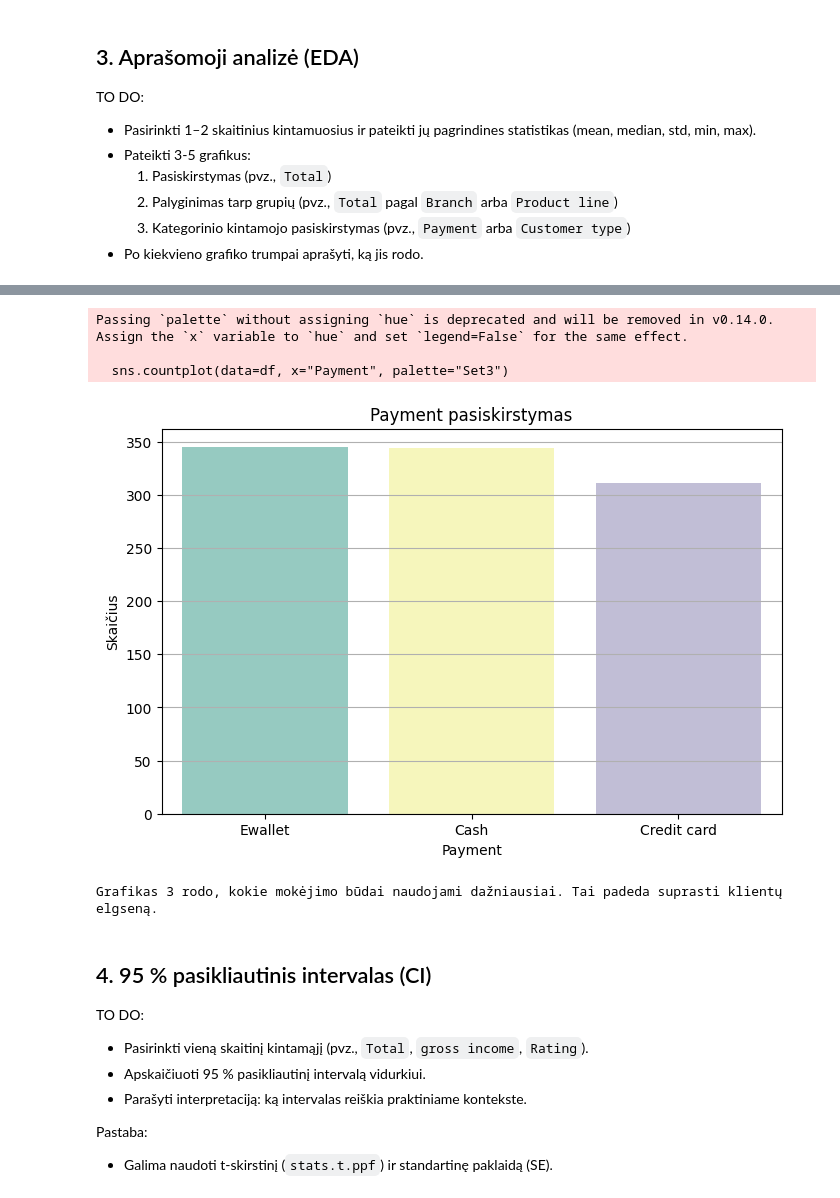
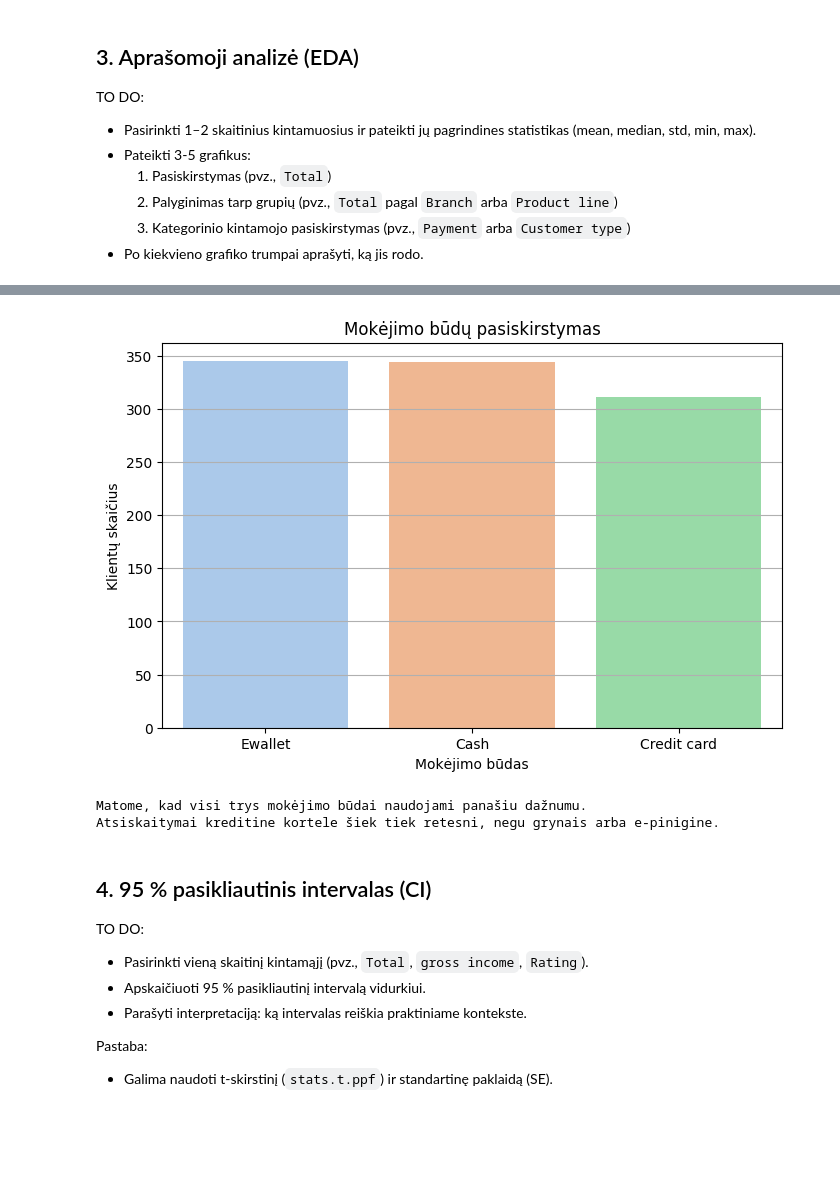
Before and after one commit to MigleSdc/BIT-kursai, a Jupyter notebook: 03_Python/Capstone Project_Supermarket_Sales.ipynb, the cells around one changed output, grey strips where cells are left out. Drawn from its saved outputs; the diff is of its cells as text; code cells hidden in the pictures; blank space fills up the shorter version.

```diff
--- a/03_Python/Capstone Project_Supermarket_Sales.ipynb
+++ b/03_Python/Capstone Project_Supermarket_Sales.ipynb
@@ -234,23 +222,22 @@ Grafikas 2 parodo, kaip skiriasi pardavimai tarp skirtingų filialų (Branch). M
 # plt.ylabel("Skaičius")
 # plt.show()
 # %%
-# Grafikas 3 – kategorinio kintamojo pasiskirstymas
+# Grafikas 3 – Mokėjimų būdo pasiskirstymas
 
 
-plt.figure(figsize=(8, 5))
-sns.countplot(data=df, x="Payment", palette="Set3")
-plt.title("Payment pasiskirstymas")
-plt.xlabel("Payment")
-plt.ylabel("Skaičius")
+plt.figure(figsize=(8,5))
+sns.countplot(data=df, x="Payment", hue="Payment", palette="pastel", legend=False)
+plt.title("Mokėjimo būdų pasiskirstymas")
+plt.xlabel("Mokėjimo būdas")
+plt.ylabel("Klientų skaičius")
 plt.show()
 
-print("Grafikas 3 rodo, kokie mokėjimo būdai naudojami dažniausiai. Tai padeda suprasti klientų elgseną.")
+print("Matome, kad visi trys mokėjimo būdai naudojami panašiu dažnumu.")
+print("Atsiskaitymai kreditine kortele šiek tiek retesni, negu grynais arba e-pinigine.")
 # %% [output]
+[figure, new version]
-Passing `palette` without assigning `hue` is deprecated and will be removed in v0.14.0. Assign the `x` variable to `hue` and set `legend=False` for the same effect.
-
-  sns.countplot(data=df, x="Payment", palette="Set3")
+Matome, kad visi trys mokėjimo būdai naudojami panašiu dažnumu.
+Atsiskaitymai kreditine kortele šiek tiek retesni, negu grynais arba e-pinigine.
-[figure, old version]
-Grafikas 3 rodo, kokie mokėjimo būdai naudojami dažniausiai. Tai padeda suprasti klientų elgseną.
 # %% [markdown]
 ## 4. 95 % pasikliautinis intervalas (CI)
 
```
Also changed, not shown: parts of 11 cells of this notebook.
